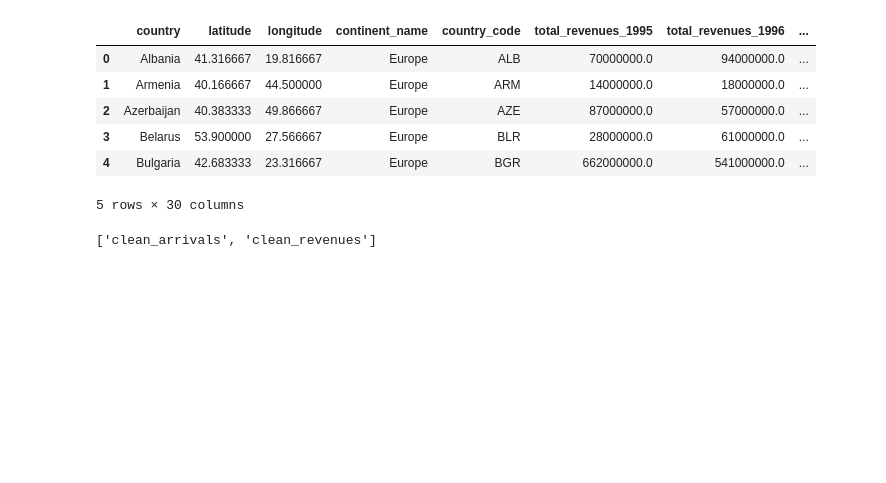
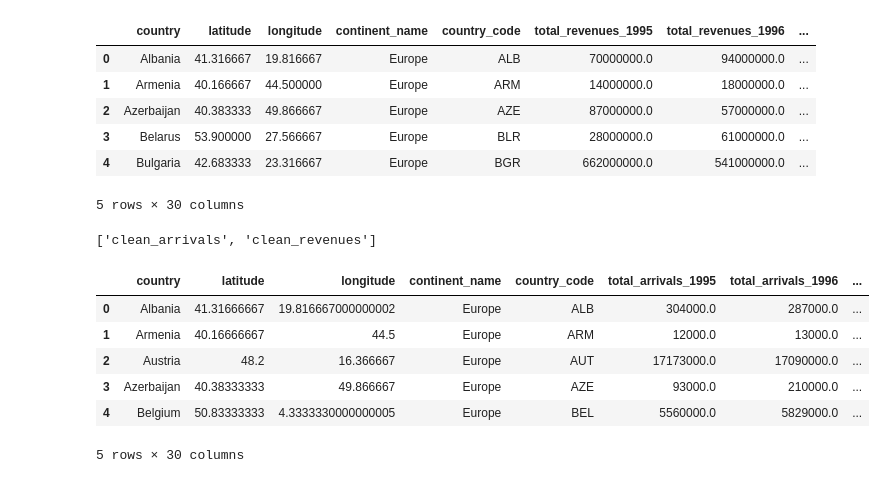
Before and after one commit to ewatxc82/tourism_statistical_analysis, a Jupyter notebook: etl_data.ipynb, the cells around one changed output. Drawn from its saved outputs; the diff is of its cells as text; code cells hidden in the pictures; blank space fills up the shorter version.

```diff
--- a/etl_data.ipynb
+++ b/etl_data.ipynb
@@ -173,3 +173,13 @@ engine = create_engine('postgres://xyapznezeaqswq:563af6f1a293c52937083ed16940c8
 engine.table_names()
 # %% [output]
 ['clean_arrivals', 'clean_revenues']
+# %%
+pd.read_sql_query('select * from clean_arrivals', con=engine).head()
+# %% [output]
+|  | country | latitude | longitude | continent_name | country_code | total_arrivals_1995 | total_arrivals_1996 | ... |
+| 0 | Albania | 41.31666667 | 19.816667000000002 | Europe | ALB | 304000.0 | 287000.0 | ... |
+| 1 | Armenia | 40.16666667 | 44.5 | Europe | ARM | 12000.0 | 13000.0 | ... |
+| 2 | Austria | 48.2 | 16.366667 | Europe | AUT | 17173000.0 | 17090000.0 | ... |
+| 3 | Azerbaijan | 40.38333333 | 49.866667 | Europe | AZE | 93000.0 | 210000.0 | ... |
+| 4 | Belgium | 50.83333333 | 4.3333330000000005 | Europe | BEL | 5560000.0 | 5829000.0 | ... |
+5 rows × 30 columns
```
Also changed, not shown: parts of 1 cell of this notebook, 9 other files.
